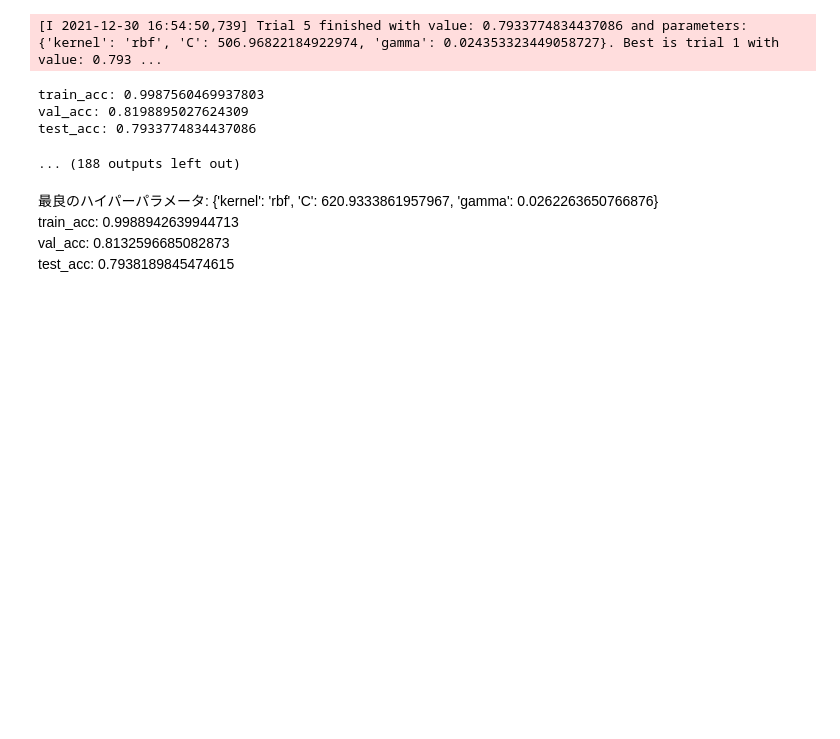
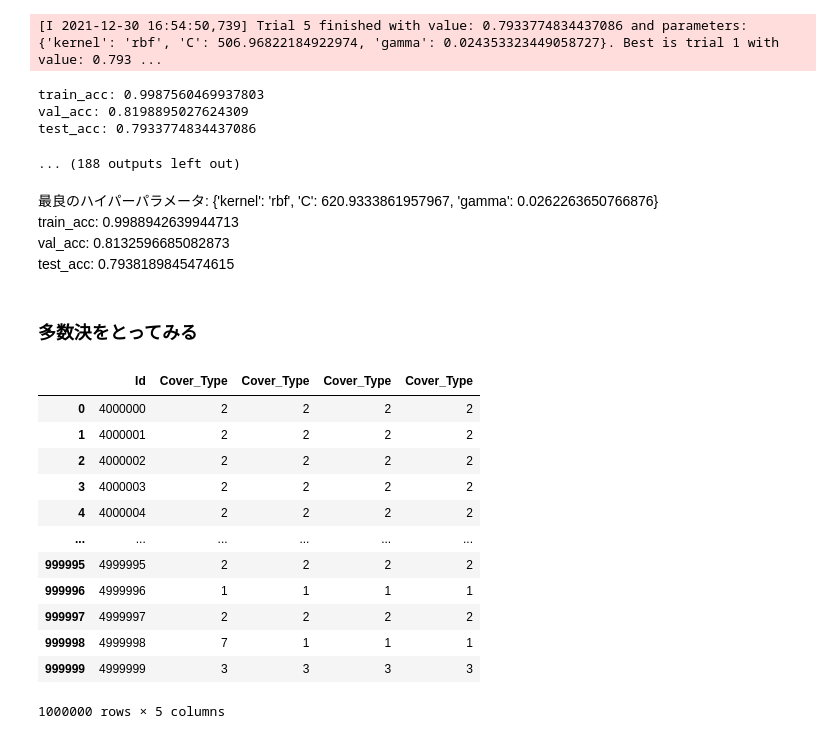
Before and after one commit to rrrrind/kaggle, a Jupyter notebook: workspace/Tabular_Playground_Series_Dec_2021/main.ipynb, the cells around one changed output. Saved outputs shown, nothing was run; the diff lists cells and outputs as text; code cells hidden in the pictures; blank space fills up the shorter version.

```diff
--- a/workspace/Tabular_Playground_Series_Dec_2021/main.ipynb
+++ b/workspace/Tabular_Playground_Series_Dec_2021/main.ipynb
@@ -635,3 +635,27 @@ submission = pd.DataFrame([np.arange(4000000,5000000), y_pred], index=['Id','Cov
 submission['Id'] = submission['Id'].astype('int64')
 submission['Cover_Type'] = submission['Cover_Type'].astype('int64')
 submission.to_csv(SUBMISSION_PATH+"svm.csv", index=False)
+# %% [markdown]
+### 多数決をとってみる
+# %%
+bl_val  = pd.read_csv(SUBMISSION_PATH+"baseline.csv")
+rfc_val = pd.read_csv(SUBMISSION_PATH+"rfc.csv")
+lgb_val = pd.read_csv(SUBMISSION_PATH+"lightgbm.csv")
+svc_val = pd.read_csv(SUBMISSION_PATH+"svm.csv")
+# %%
+outputs = pd.concat([bl_val,rfc_val['Cover_Type'],lgb_val['Cover_Type'],svc_val['Cover_Type']],axis=1)
+outputs
+# %% [output]
+|  | Id | Cover_Type | Cover_Type | Cover_Type | Cover_Type |
+| 0 | 4000000 | 2 | 2 | 2 | 2 |
+| 1 | 4000001 | 2 | 2 | 2 | 2 |
+| 2 | 4000002 | 2 | 2 | 2 | 2 |
+| 3 | 4000003 | 2 | 2 | 2 | 2 |
+| 4 | 4000004 | 2 | 2 | 2 | 2 |
+| ... | ... | ... | ... | ... | ... |
+| 999995 | 4999995 | 2 | 2 | 2 | 2 |
+| 999996 | 4999996 | 1 | 1 | 1 | 1 |
+| 999997 | 4999997 | 2 | 2 | 2 | 2 |
+| 999998 | 4999998 | 7 | 1 | 1 | 1 |
+| 999999 | 4999999 | 3 | 3 | 3 | 3 |
+1000000 rows × 5 columns
```
Also changed, not shown: parts of 13 cells of this notebook.
